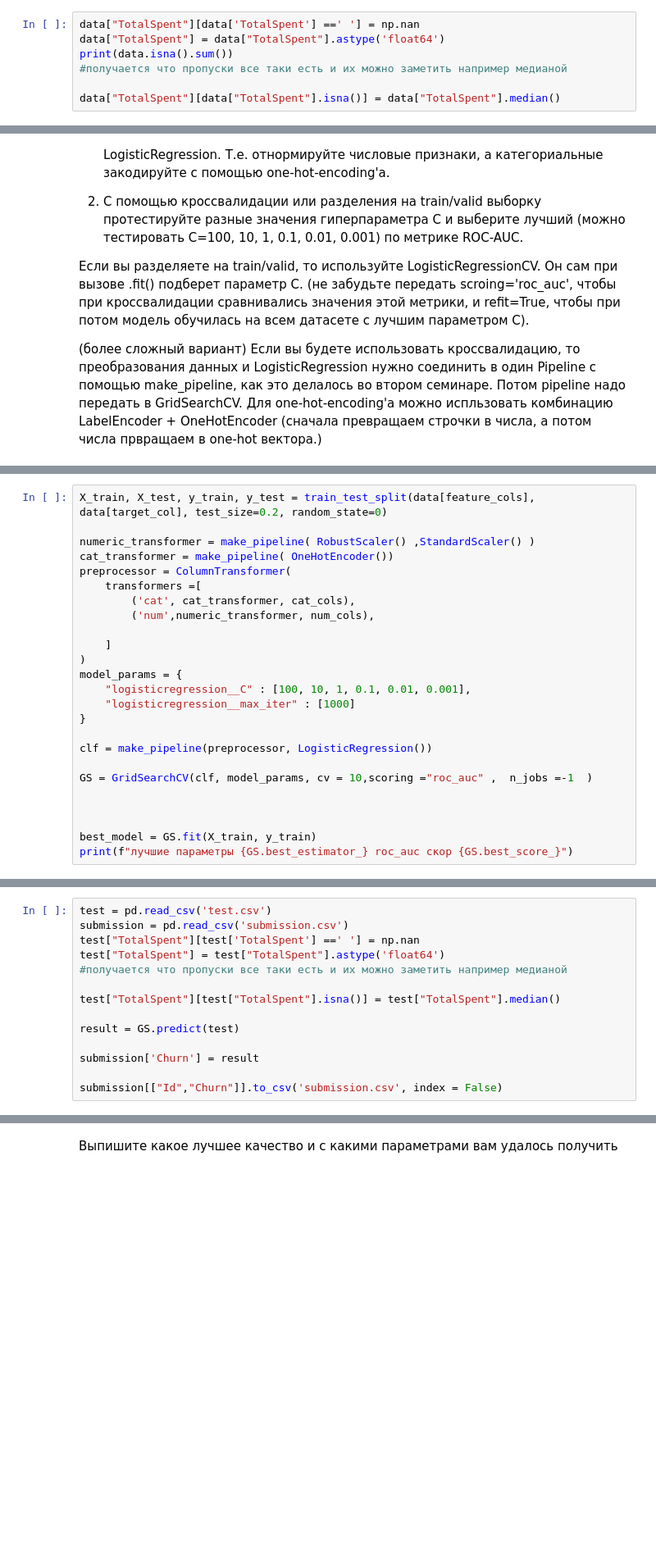
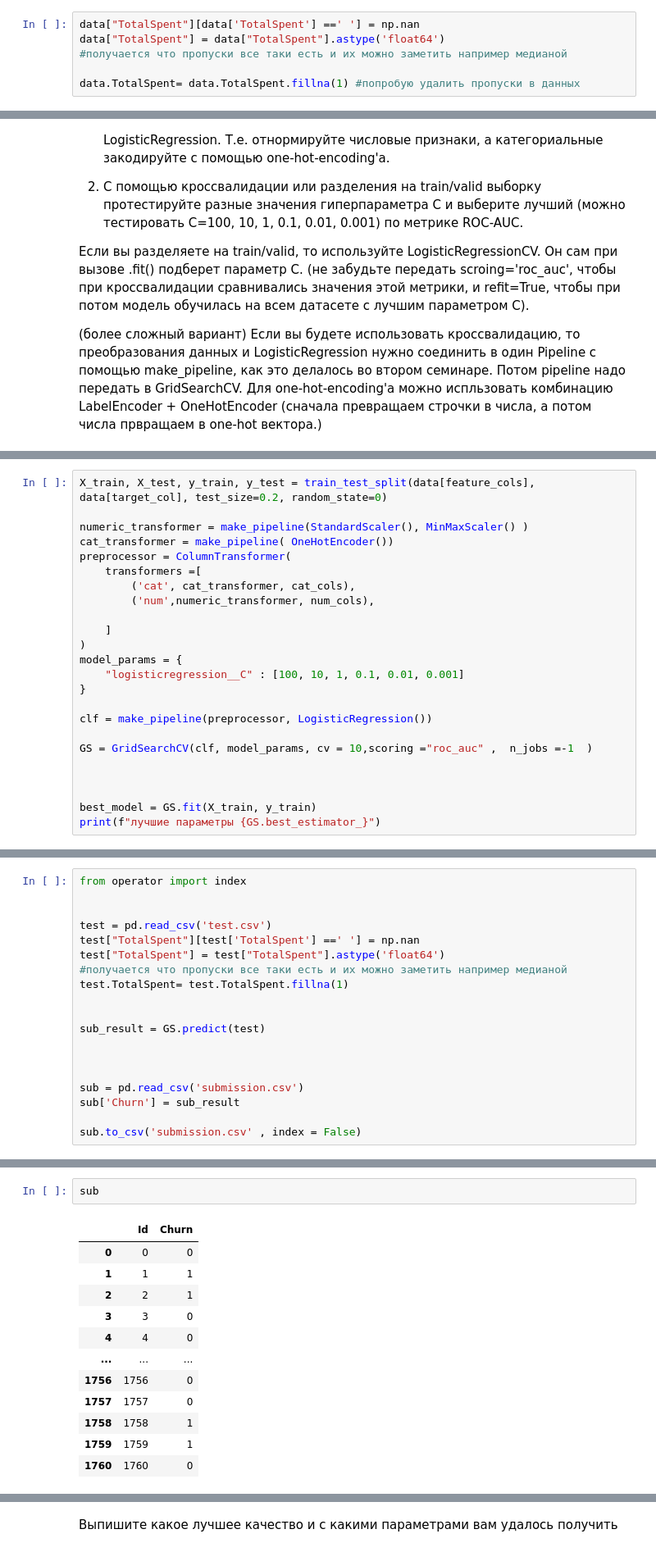
Before and after one commit to hukitoc94/DLS, a Jupyter notebook: advance/week3/baseline.ipynb, the cells around one changed output, grey strips where cells are left out. Shown: that part at 82% size. Cells and saved outputs as stored; diff of their text form; blank space fills up the shorter version.

```diff
--- a/advance/week3/baseline.ipynb
+++ b/advance/week3/baseline.ipynb
@@ -144,7 +144,6 @@ data["TotalSpent"][data['TotalSpent'] ==' '].count()
 # %%
 data["TotalSpent"][data['TotalSpent'] ==' '] = np.nan
 data["TotalSpent"] = data["TotalSpent"].astype('float64')
-print(data.isna().sum())
 #получается что пропуски все таки есть и их можно заметить например медианой
 
-data["TotalSpent"][data["TotalSpent"].isna()] = data["TotalSpent"].median()
+data.TotalSpent= data.TotalSpent.fillna(1) #попробую удалить пропуски в данных
@@ -276,7 +257,7 @@ from sklearn.metrics import roc_auc_score
 # %%
 X_train, X_test, y_train, y_test = train_test_split(data[feature_cols], data[target_col], test_size=0.2, random_state=0)
 
-numeric_transformer = make_pipeline( RobustScaler() ,StandardScaler() )
+numeric_transformer = make_pipeline(StandardScaler(), MinMaxScaler() )
 cat_transformer = make_pipeline( OneHotEncoder())
 preprocessor = ColumnTransformer(
     transformers =[
@@ -286,8 +267,7 @@ preprocessor = ColumnTransformer(
     ]
 )
 model_params = {
-    "logisticregression__C" : [100, 10, 1, 0.1, 0.01, 0.001],
-    "logisticregression__max_iter" : [1000]
+    "logisticregression__C" : [100, 10, 1, 0.1, 0.01, 0.001]
 }
 
 clf = make_pipeline(preprocessor, LogisticRegression())
@@ -297,5 +277,5 @@ GS = GridSearchCV(clf, model_params, cv = 10,scoring ="roc_auc" ,  n_jobs =-1  )
 
 
 best_model = GS.fit(X_train, y_train)
-print(f"лучшие параметры {GS.best_estimator_} roc_auc скор {GS.best_score_}")
+print(f"лучшие параметры {GS.best_estimator_}")
 # %% [output]
@@ -326,14 +322,19 @@ print(f"результаты на тестовой выборке {roc_auc_resul
 # %%
+from operator import index
+
+
 test = pd.read_csv('test.csv')
-submission = pd.read_csv('submission.csv')
 test["TotalSpent"][test['TotalSpent'] ==' '] = np.nan
 test["TotalSpent"] = test["TotalSpent"].astype('float64')
 #получается что пропуски все таки есть и их можно заметить например медианой
+test.TotalSpent= test.TotalSpent.fillna(1)
 
-test["TotalSpent"][test["TotalSpent"].isna()] = test["TotalSpent"].median()
 
-result = GS.predict(test)
+sub_result = GS.predict(test)
 
-submission['Churn'] = result
 
-submission[["Id","Churn"]].to_csv('submission.csv', index = False)
+
+sub = pd.read_csv('submission.csv')
+sub['Churn'] = sub_result
+
+sub.to_csv('submission.csv' , index = False)
@@ -358,0 +341,15 @@ array([0, 1, 1, ..., 1, 1, 0])
+# %%
+sub
+# %% [output]
+|  | Id | Churn |
+| 0 | 0 | 0 |
+| 1 | 1 | 1 |
+| 2 | 2 | 1 |
+| 3 | 3 | 0 |
+| 4 | 4 | 0 |
+| ... | ... | ... |
+| 1756 | 1756 | 0 |
+| 1757 | 1757 | 0 |
+| 1758 | 1758 | 1 |
+| 1759 | 1759 | 1 |
+| 1760 | 1760 | 0 |
```
Also changed, not shown: parts of 10 cells of this notebook.
